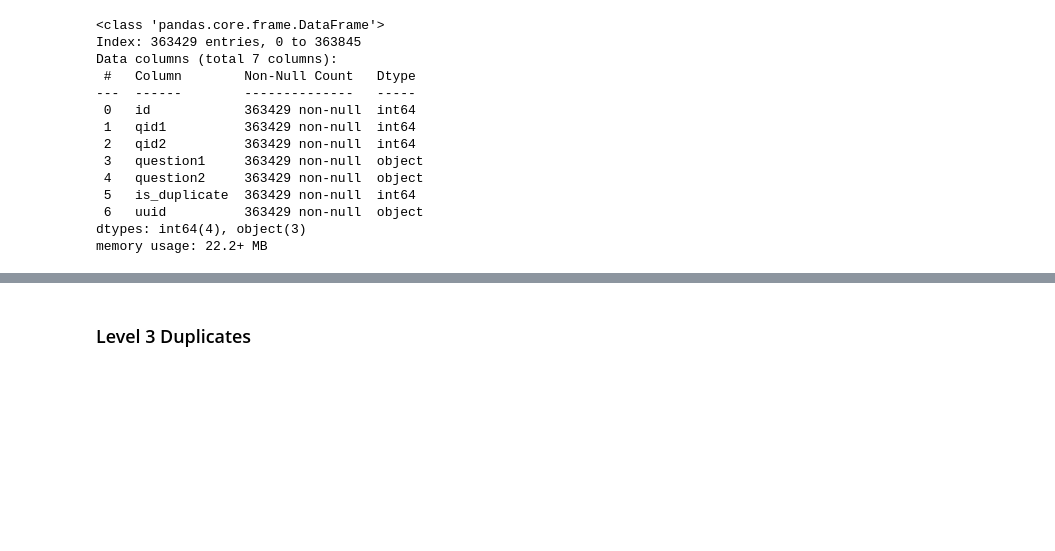
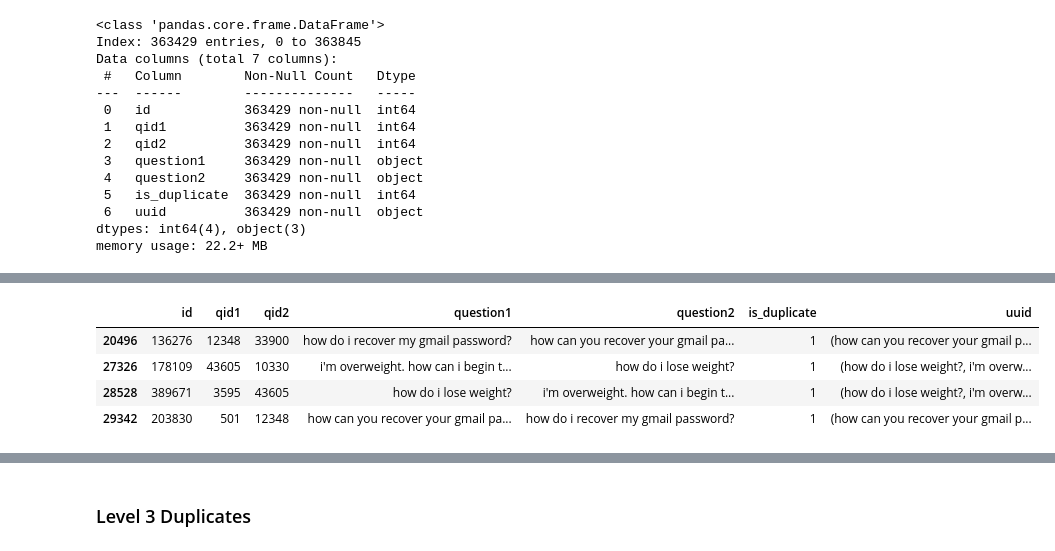
Before and after one commit to aman-chauhan/Quora-Question-Pair, a Jupyter notebook: eda.ipynb, the cells around one changed output, grey strips where cells are left out. Saved outputs shown, nothing was run; the diff lists cells and outputs as text; code cells hidden in the pictures; blank space fills up the shorter version.

```diff
--- a/eda.ipynb
+++ b/eda.ipynb
@@ -270,0 +273,9 @@ dev_df[dev_df[["uuid"]].duplicated()]
+# %%
+dev_df["uuid"] = dev_df[["question1", "question2"]].apply(lambda x: tuple(sorted(x)), axis=1)
+dev_df[dev_df.duplicated(subset=["uuid", "is_duplicate"], keep=False)]
+# %% [output]
+|  | id | qid1 | qid2 | question1 | question2 | is_duplicate | uuid |
+| 20496 | 136276 | 12348 | 33900 | how do i recover my gmail password? | how can you recover your gmail pa... | 1 | (how can you recover your gmail p... |
+| 27326 | 178109 | 43605 | 10330 | i'm overweight. how can i begin t... | how do i lose weight? | 1 | (how do i lose weight?, i'm overw... |
+| 28528 | 389671 | 3595 | 43605 | how do i lose weight? | i'm overweight. how can i begin t... | 1 | (how do i lose weight?, i'm overw... |
+| 29342 | 203830 | 501 | 12348 | how can you recover your gmail pa... | how do i recover my gmail password? | 1 | (how can you recover your gmail p... |
```
Also changed, not shown: parts of 10 cells of this notebook.
